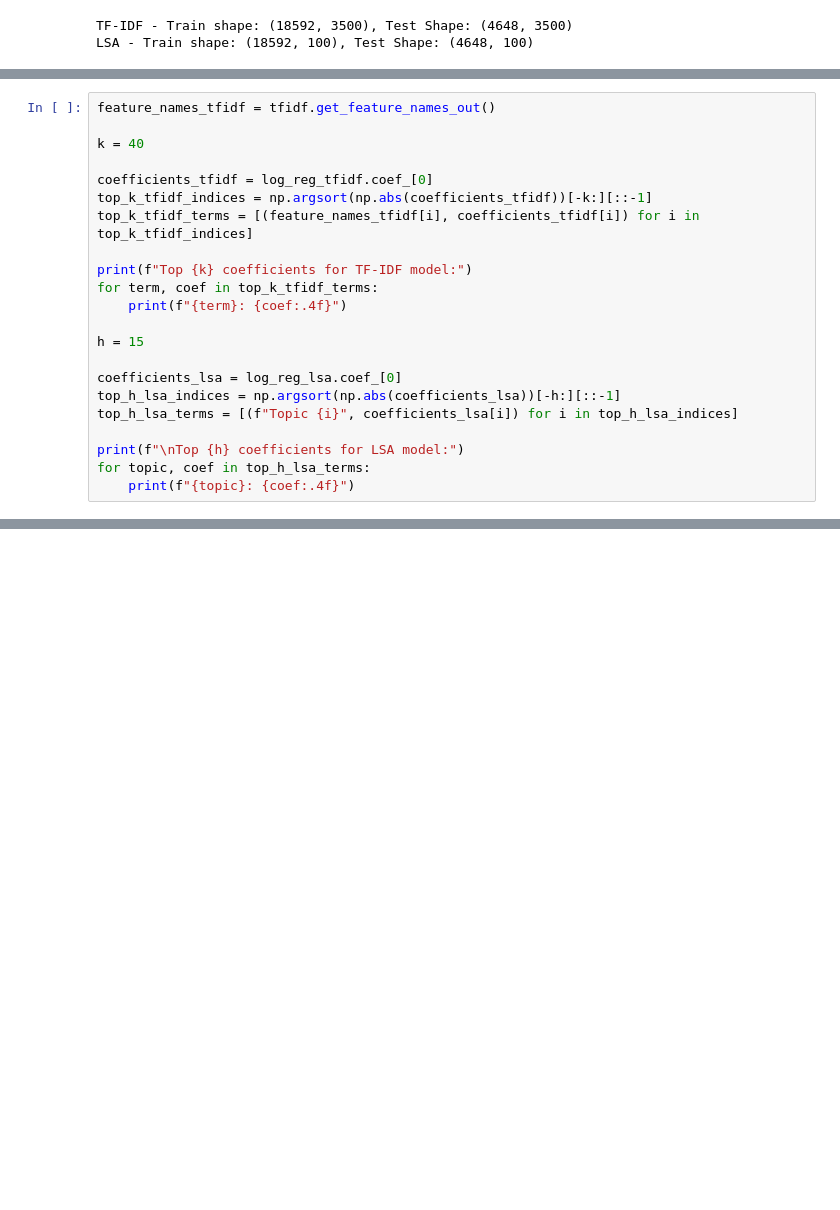
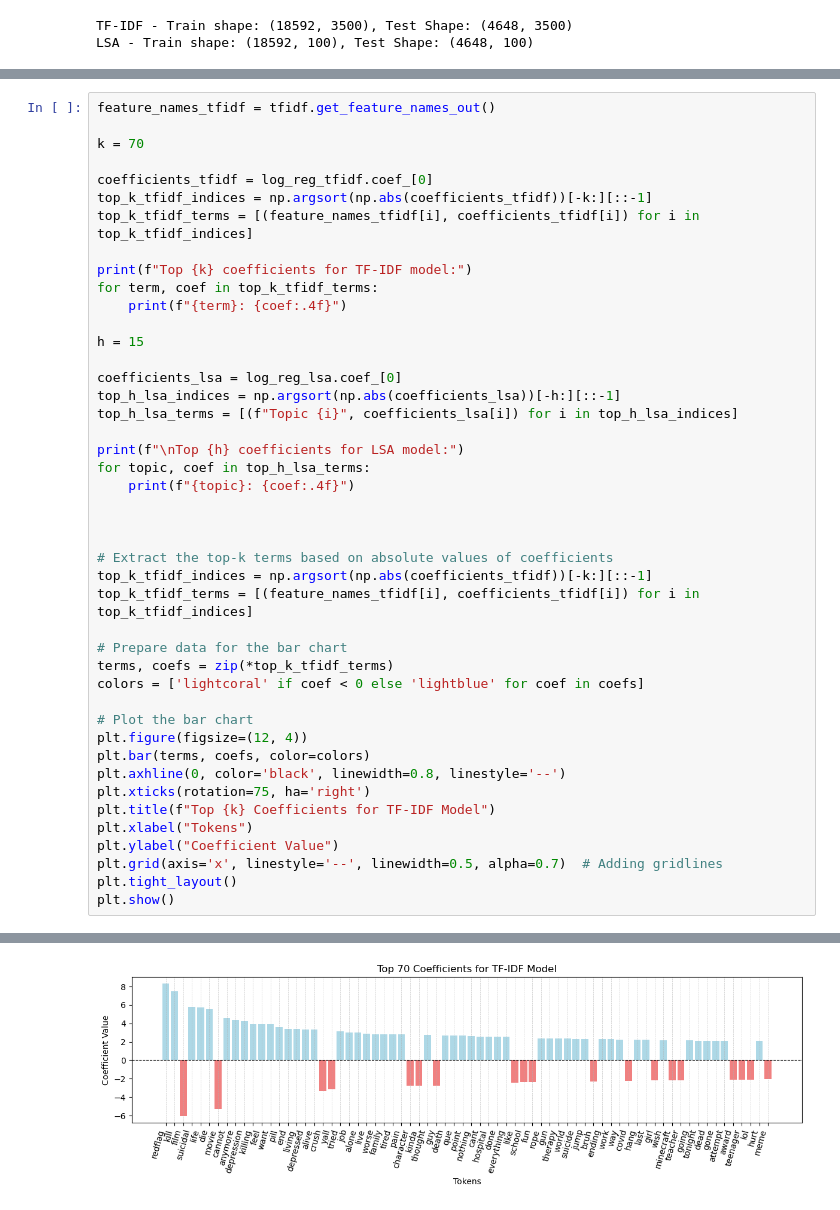
Before and after one commit to yuk068/mental-health-corpus, a Jupyter notebook: K_log_reg.ipynb, the cells around one changed output, grey strips where cells are left out. Drawn from its saved outputs; the diff is of its cells as text; blank space fills up the shorter version.

```diff
--- a/K_log_reg.ipynb
+++ b/K_log_reg.ipynb
@@ -128,7 +311,7 @@ LSA Confusion Matrix:
 # %%
 feature_names_tfidf = tfidf.get_feature_names_out()
 
-k = 40
+k = 70
 
 coefficients_tfidf = log_reg_tfidf.coef_[0]
 top_k_tfidf_indices = np.argsort(np.abs(coefficients_tfidf))[-k:][::-1]
@@ -147,4 +330,26 @@ top_h_lsa_terms = [(f"Topic {i}", coefficients_lsa[i]) for i in top_h_lsa_indice
 print(f"\nTop {h} coefficients for LSA model:")
 for topic, coef in top_h_lsa_terms:
     print(f"{topic}: {coef:.4f}")
+
+
+
+# Extract the top-k terms based on absolute values of coefficients
+top_k_tfidf_indices = np.argsort(np.abs(coefficients_tfidf))[-k:][::-1]
+top_k_tfidf_terms = [(feature_names_tfidf[i], coefficients_tfidf[i]) for i in top_k_tfidf_indices]
+
+# Prepare data for the bar chart
+terms, coefs = zip(*top_k_tfidf_terms)
+colors = ['lightcoral' if coef < 0 else 'lightblue' for coef in coefs]
+
+# Plot the bar chart
+plt.figure(figsize=(12, 4))
+plt.bar(terms, coefs, color=colors)
+plt.axhline(0, color='black', linewidth=0.8, linestyle='--')
+plt.xticks(rotation=75, ha='right')
+plt.title(f"Top {k} Coefficients for TF-IDF Model")
+plt.xlabel("Tokens")
+plt.ylabel("Coefficient Value")
+plt.grid(axis='x', linestyle='--', linewidth=0.5, alpha=0.7)  # Adding gridlines
+plt.tight_layout()
+plt.show()
 # %% [output]
@@ -164,7 +369,8 @@ killing: 3.9049
 Topic 20: 3.2172
 Topic 64: 3.1986
 Topic 21: -3.0168
 Topic 41: -2.8932
+[figure, added]
 # %%
 print("LogReg TFIDF Hyperparameters:")
 print(log_reg_tfidf.get_params())
```
Also changed, not shown: parts of 5 cells of this notebook, 5 other files.
